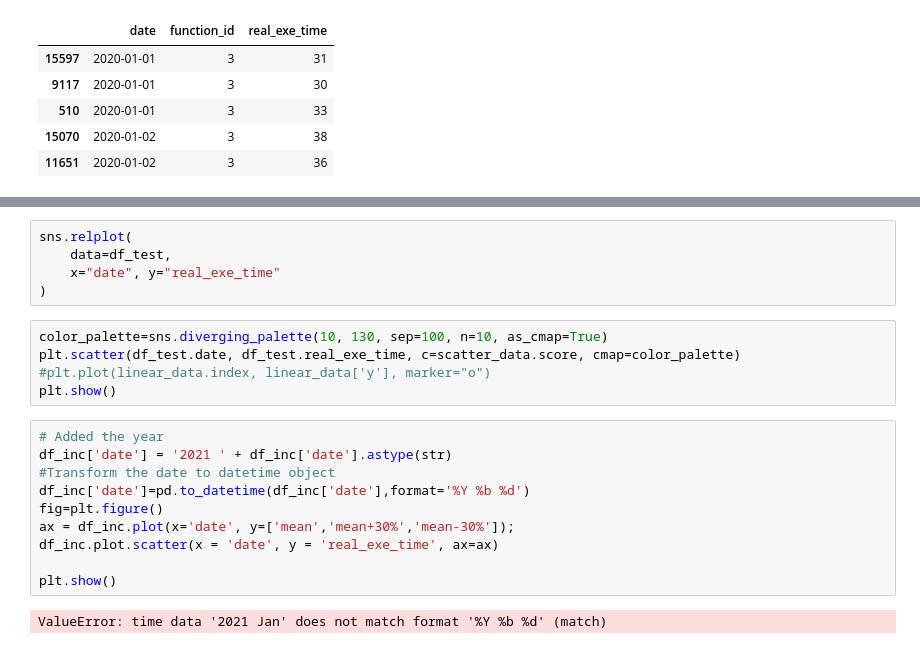
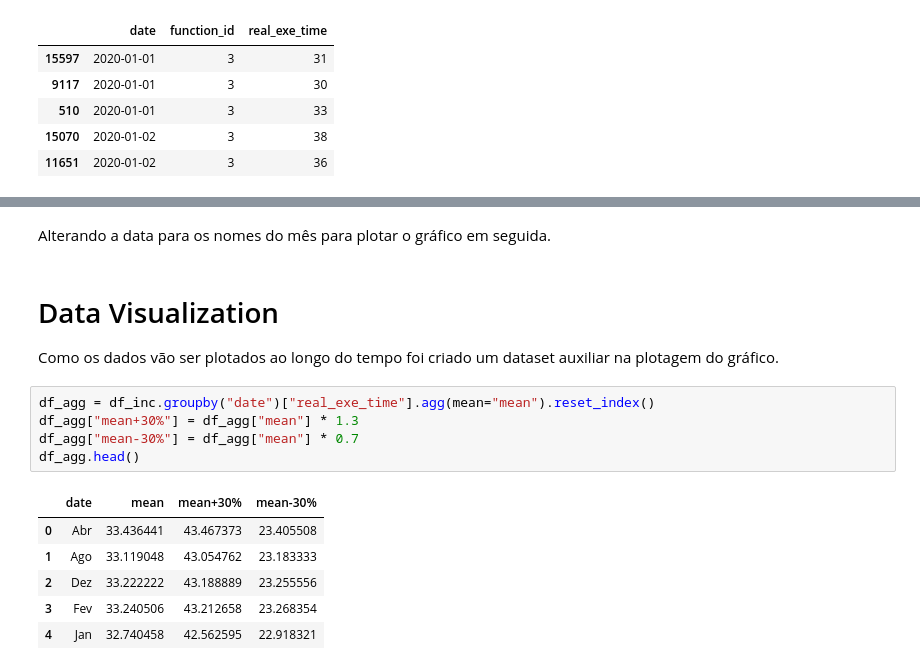
Before and after one commit to bnahuz/hype, a Jupyter notebook: 2a e 3a/3a_questao.ipynb, the cells around one changed output, grey strips where cells are left out. Cells and saved outputs as stored; diff of their text form.

```diff
--- a/2a e 3a/3a_questao.ipynb
+++ b/2a e 3a/3a_questao.ipynb
@@ -167,22 +174,18 @@ plt.show()
-# %%
-sns.relplot(
-    data=df_test,
-    x="date", y="real_exe_time"
-)
-# %%
-color_palette=sns.diverging_palette(10, 130, sep=100, n=10, as_cmap=True)
-plt.scatter(df_test.date, df_test.real_exe_time, c=scatter_data.score, cmap=color_palette)
-#plt.plot(linear_data.index, linear_data['y'], marker="o")
-plt.show()
-# %%
-# Added the year
-df_inc['date'] = '2021 ' + df_inc['date'].astype(str)
-#Transform the date to datetime object
-df_inc['date']=pd.to_datetime(df_inc['date'],format='%Y %b %d')
-fig=plt.figure()
-ax = df_inc.plot(x='date', y=['mean','mean+30%','mean-30%']);
-df_inc.plot.scatter(x = 'date', y = 'real_exe_time', ax=ax)
-
-plt.show()
-# %% [output]
-ValueError: time data '2021 Jan' does not match format '%Y %b %d' (match)
+# %% [markdown]
+Alterando a data para os nomes do mês para plotar o gráfico em seguida.
+# %% [markdown]
+# Data Visualization
+
+Como os dados vão ser plotados ao longo do tempo foi criado um dataset auxiliar na plotagem do gráfico.
+# %%
+df_agg = df_inc.groupby("date")["real_exe_time"].agg(mean="mean").reset_index()
+df_agg["mean+30%"] = df_agg["mean"] * 1.3
+df_agg["mean-30%"] = df_agg["mean"] * 0.7
+df_agg.head()
+# %% [output]
+|  | date | mean | mean+30% | mean-30% |
+| 0 | Abr | 33.436441 | 43.467373 | 23.405508 |
+| 1 | Ago | 33.119048 | 43.054762 | 23.183333 |
+| 2 | Dez | 33.222222 | 43.188889 | 23.255556 |
+| 3 | Fev | 33.240506 | 43.212658 | 23.268354 |
+| 4 | Jan | 32.740458 | 42.562595 | 22.918321 |
```
Also changed, not shown: parts of 28 cells of this notebook, 2 other files.
